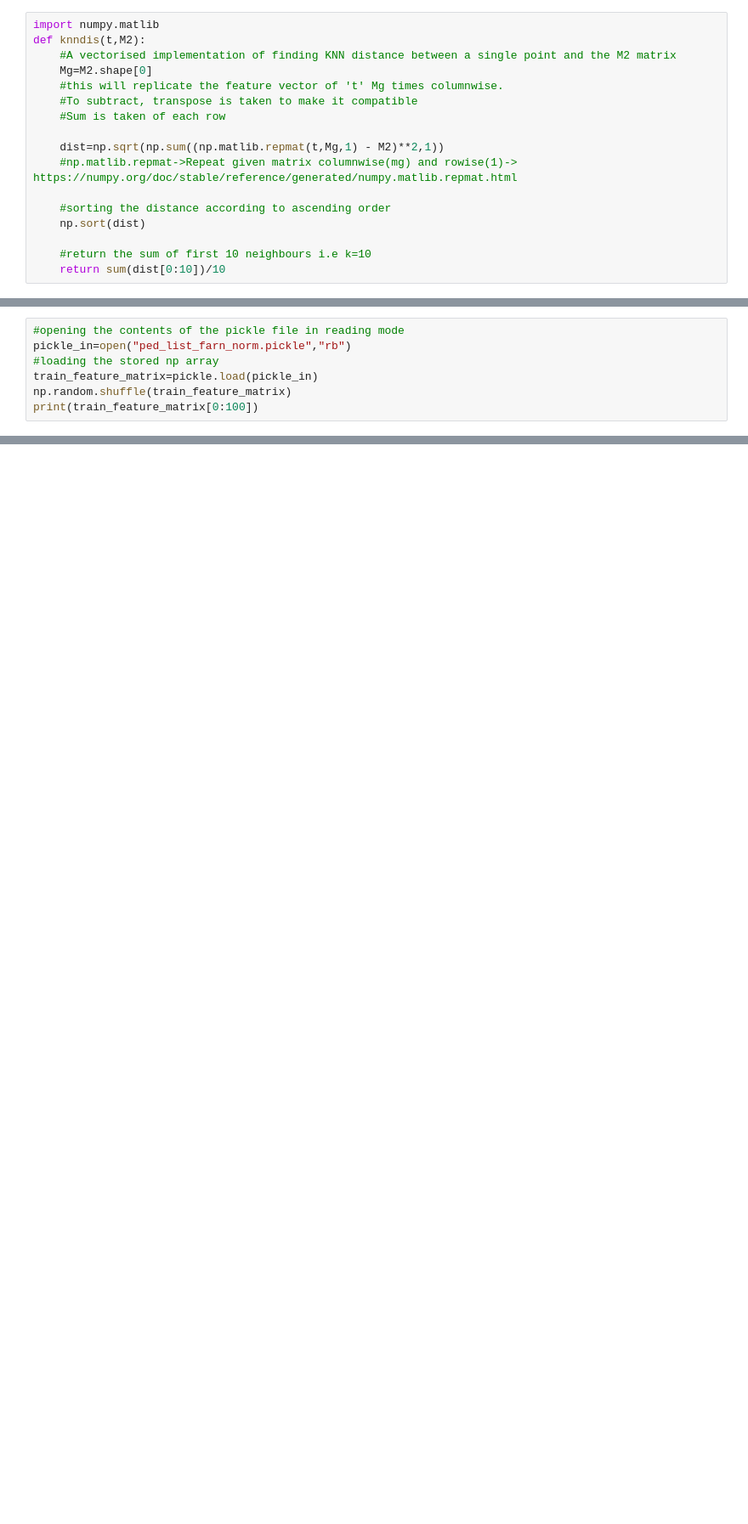
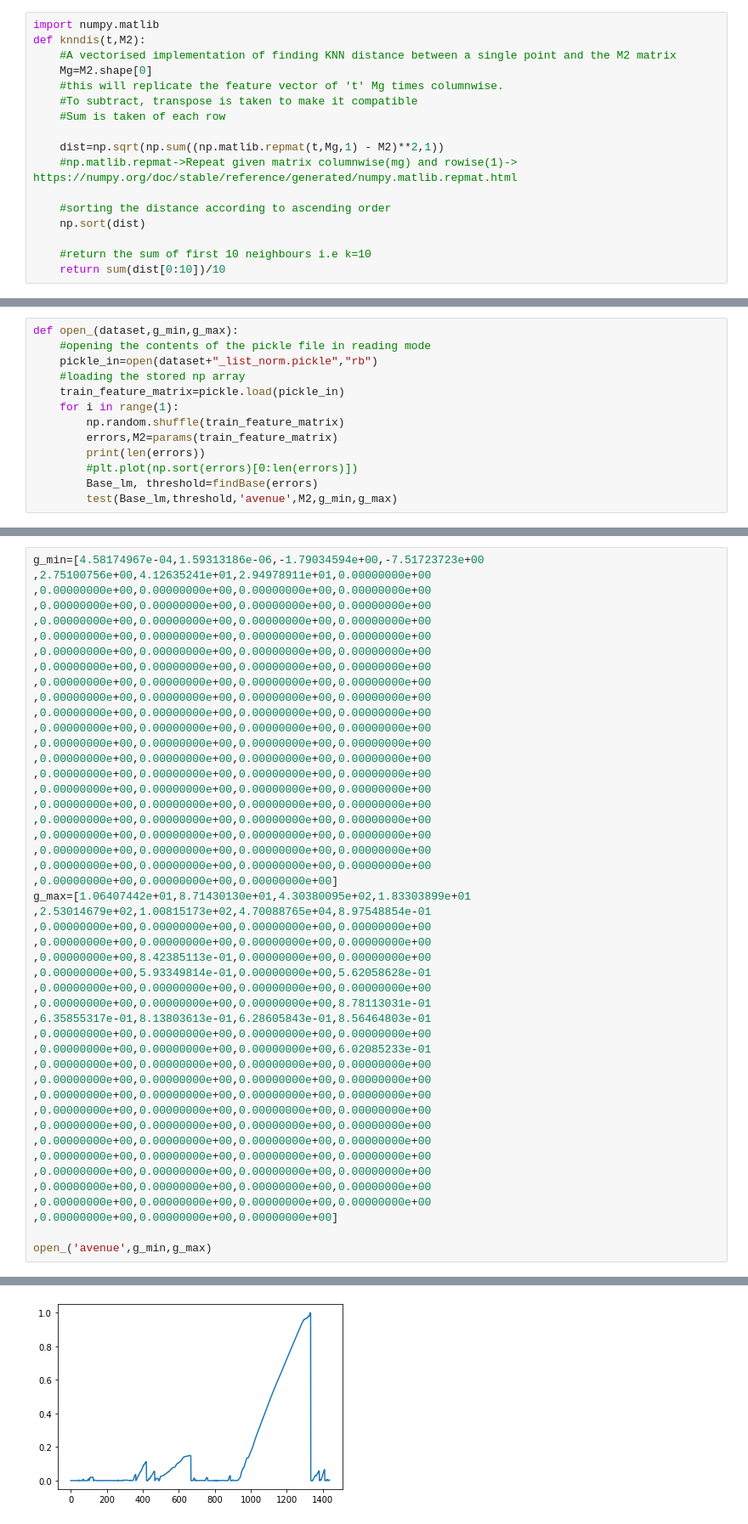
Before and after one commit to Siftee150/SafeCam, a Jupyter notebook: ProjectCode/training_code.ipynb, the cells around one changed output, grey strips where cells are left out. Shown at 85% size. Drawn from its saved outputs; the diff is of its cells as text; blank space fills up the shorter version.

```diff
--- a/ProjectCode/training_code.ipynb
+++ b/ProjectCode/training_code.ipynb
@@ -815,7 +919,13 @@ for filename in os.listdir(curr_direc):
 # %%
-#opening the contents of the pickle file in reading mode
-pickle_in=open("ped_list_farn_norm.pickle","rb")
-#loading the stored np array
-train_feature_matrix=pickle.load(pickle_in)
-np.random.shuffle(train_feature_matrix)
-print(train_feature_matrix[0:100])
+def open_(dataset,g_min,g_max):
+    #opening the contents of the pickle file in reading mode
+    pickle_in=open(dataset+"_list_norm.pickle","rb")
+    #loading the stored np array
+    train_feature_matrix=pickle.load(pickle_in)
+    for i in range(1):
+        np.random.shuffle(train_feature_matrix)
+        errors,M2=params(train_feature_matrix)
+        print(len(errors))
+        #plt.plot(np.sort(errors)[0:len(errors)])
+        Base_lm, threshold=findBase(errors)
+        test(Base_lm,threshold,'avenue',M2,g_min,g_max)
@@ -1069,0 +953,48 @@ ODIT AUC: 0.8236017707718715
+# %%
+g_min=[4.58174967e-04,1.59313186e-06,-1.79034594e+00,-7.51723723e+00
+,2.75100756e+00,4.12635241e+01,2.94978911e+01,0.00000000e+00
+,0.00000000e+00,0.00000000e+00,0.00000000e+00,0.00000000e+00
+,0.00000000e+00,0.00000000e+00,0.00000000e+00,0.00000000e+00
+,0.00000000e+00,0.00000000e+00,0.00000000e+00,0.00000000e+00
+,0.00000000e+00,0.00000000e+00,0.00000000e+00,0.00000000e+00
+,0.00000000e+00,0.00000000e+00,0.00000000e+00,0.00000000e+00
+,0.00000000e+00,0.00000000e+00,0.00000000e+00,0.00000000e+00
+,0.00000000e+00,0.00000000e+00,0.00000000e+00,0.00000000e+00
+,0.00000000e+00,0.00000000e+00,0.00000000e+00,0.00000000e+00
+,0.00000000e+00,0.00000000e+00,0.00000000e+00,0.00000000e+00
+,0.00000000e+00,0.00000000e+00,0.00000000e+00,0.00000000e+00
+,0.00000000e+00,0.00000000e+00,0.00000000e+00,0.00000000e+00
+,0.00000000e+00,0.00000000e+00,0.00000000e+00,0.00000000e+00
+,0.00000000e+00,0.00000000e+00,0.00000000e+00,0.00000000e+00
+,0.00000000e+00,0.00000000e+00,0.00000000e+00,0.00000000e+00
+,0.00000000e+00,0.00000000e+00,0.00000000e+00,0.00000000e+00
+,0.00000000e+00,0.00000000e+00,0.00000000e+00,0.00000000e+00
+,0.00000000e+00,0.00000000e+00,0.00000000e+00,0.00000000e+00
+,0.00000000e+00,0.00000000e+00,0.00000000e+00,0.00000000e+00
+,0.00000000e+00,0.00000000e+00,0.00000000e+00,0.00000000e+00
+,0.00000000e+00,0.00000000e+00,0.00000000e+00]
+g_max=[1.06407442e+01,8.71430130e+01,4.30380095e+02,1.83303899e+01
+,2.53014679e+02,1.00815173e+02,4.70088765e+04,8.97548854e-01
+,0.00000000e+00,0.00000000e+00,0.00000000e+00,0.00000000e+00
+,0.00000000e+00,0.00000000e+00,0.00000000e+00,0.00000000e+00
+,0.00000000e+00,8.42385113e-01,0.00000000e+00,0.00000000e+00
+,0.00000000e+00,5.93349814e-01,0.00000000e+00,5.62058628e-01
+,0.00000000e+00,0.00000000e+00,0.00000000e+00,0.00000000e+00
+,0.00000000e+00,0.00000000e+00,0.00000000e+00,8.78113031e-01
+,6.35855317e-01,8.13803613e-01,6.28605843e-01,8.56464803e-01
+,0.00000000e+00,0.00000000e+00,0.00000000e+00,0.00000000e+00
+,0.00000000e+00,0.00000000e+00,0.00000000e+00,6.02085233e-01
+,0.00000000e+00,0.00000000e+00,0.00000000e+00,0.00000000e+00
+,0.00000000e+00,0.00000000e+00,0.00000000e+00,0.00000000e+00
+,0.00000000e+00,0.00000000e+00,0.00000000e+00,0.00000000e+00
+,0.00000000e+00,0.00000000e+00,0.00000000e+00,0.00000000e+00
+,0.00000000e+00,0.00000000e+00,0.00000000e+00,0.00000000e+00
+,0.00000000e+00,0.00000000e+00,0.00000000e+00,0.00000000e+00
+,0.00000000e+00,0.00000000e+00,0.00000000e+00,0.00000000e+00
+,0.00000000e+00,0.00000000e+00,0.00000000e+00,0.00000000e+00
+,0.00000000e+00,0.00000000e+00,0.00000000e+00,0.00000000e+00
+,0.00000000e+00,0.00000000e+00,0.00000000e+00,0.00000000e+00
+,0.00000000e+00,0.00000000e+00,0.00000000e+00]
+
+open_('avenue',g_min,g_max)
+# %% [output]
@@ -1069,0 +1005 @@ ODIT AUC: 0.8236017707718715
+[figure, added]
```
Also changed, not shown: parts of 47 cells of this notebook.
